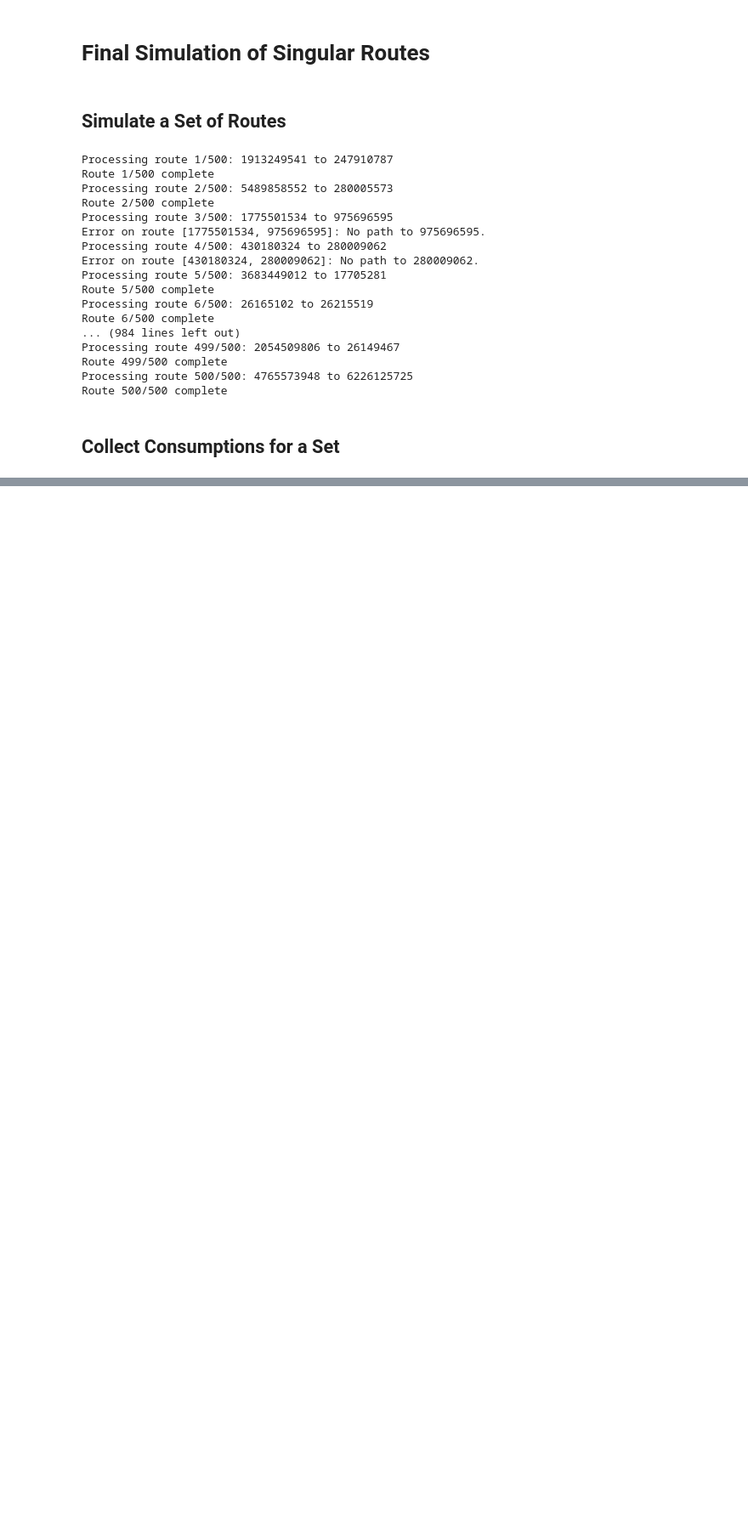
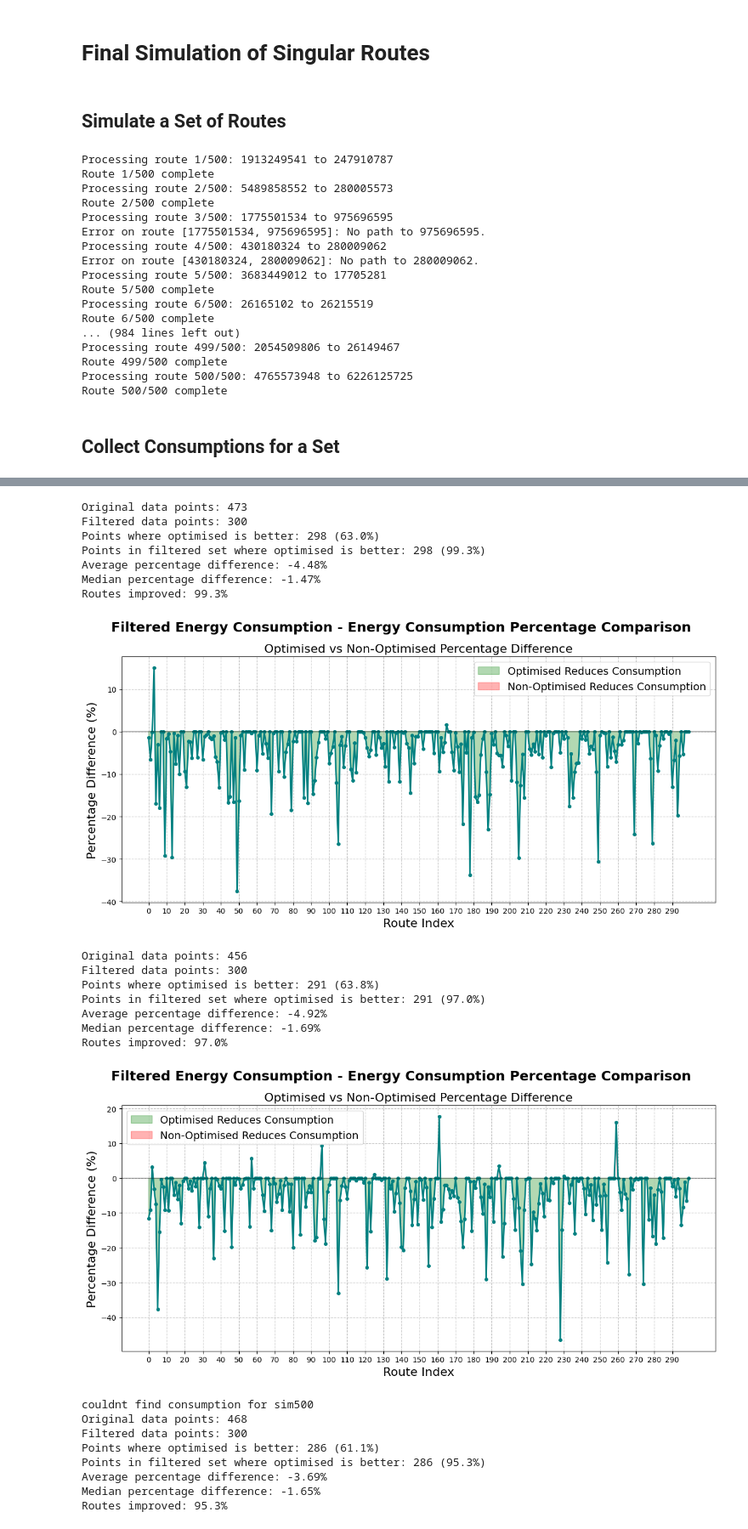
Before and after one commit to aronfinkelstein/optimised-route-planning, a Jupyter notebook: final_sim_singular.ipynb, the cells around one changed output, grey strips where cells are left out. Shown at 85% size. Drawn from its saved outputs; the diff is of its cells as text; code cells hidden in the pictures; blank space fills up the shorter version.

Commit message:
results and test file

```diff
--- a/final_sim_singular.ipynb
+++ b/final_sim_singular.ipynb
@@ -329,21 +329,13 @@ def filter_improvements(normal_list, optimised_list, max_points=300):
 
     return filtered_normal, filtered_optimised, filtered_indices
 # %%
-sim1 = "results/singular_routes_sim/simulation_test_set1.json"
-sim2 = "results/singular_routes_sim/simulation_test_set2.json"
-sim3 = "results/singular_routes_sim/simulation_test_set3.json"
-sim4 = "results/singular_routes_sim/simulation_test_set4.json"
-sim5 = "results/singular_routes_sim/simulation_test_set5.json"
+def analyse_simulation(sim):
+    consumptions_distance, consumptions_optimised = collect_consumptions(sim)
+    filtered_normal, filtered_optimised, indices = filter_improvements(
+        consumptions_distance,
+        consumptions_optimised,
+        max_points=300
+    )
 
-
-consumptions_distance, consumptions_optimised = collect_consumptions(sim1)
-
-
-filtered_normal, filtered_optimised, indices = filter_improvements(
-    consumptions_distance,
-    consumptions_optimised,
-    max_points=300
-)
-
-# Then plot using the filtered data
-plot_percentage_difference( filtered_normal, filtered_optimised, "Filtered Energy Consumption")
+    # Then plot using the filtered data
+    plot_percentage_difference( filtered_normal, filtered_optimised, "Filtered Energy Consumption")
@@ -368,0 +342,36 @@ Routes improved: 99.3%
+# %%
+sim1 = "results/singular_routes_sim/simulation_test_set1.json"
+sim2 = "results/singular_routes_sim/simulation_test_set2.json"
+sim3 = "results/singular_routes_sim/simulation_test_set3.json"
+sim4 = "results/singular_routes_sim/simulation_test_set4.json"
+sim5 = "results/singular_routes_sim/simulation_test_set5.json"
+
+sims = [sim1,sim2,sim3,sim4,sim5]
+
+for sim in sims:
+    analyse_simulation(sim)
+# %% [output]
+Original data points: 473
+Filtered data points: 300
+Points where optimised is better: 298 (63.0%)
+Points in filtered set where optimised is better: 298 (99.3%)
+Average percentage difference: -4.48%
+Median percentage difference: -1.47%
+Routes improved: 99.3%
+[figure, added]
+Original data points: 456
+Filtered data points: 300
+Points where optimised is better: 291 (63.8%)
+Points in filtered set where optimised is better: 291 (97.0%)
+Average percentage difference: -4.92%
+Median percentage difference: -1.69%
+Routes improved: 97.0%
+[figure, added]
+couldnt find consumption for sim500
+Original data points: 468
+Filtered data points: 300
+Points where optimised is better: 286 (61.1%)
+Points in filtered set where optimised is better: 286 (95.3%)
+Average percentage difference: -3.69%
+Median percentage difference: -1.65%
+Routes improved: 95.3%
```
Also changed, not shown: parts of 2 cells of this notebook.
